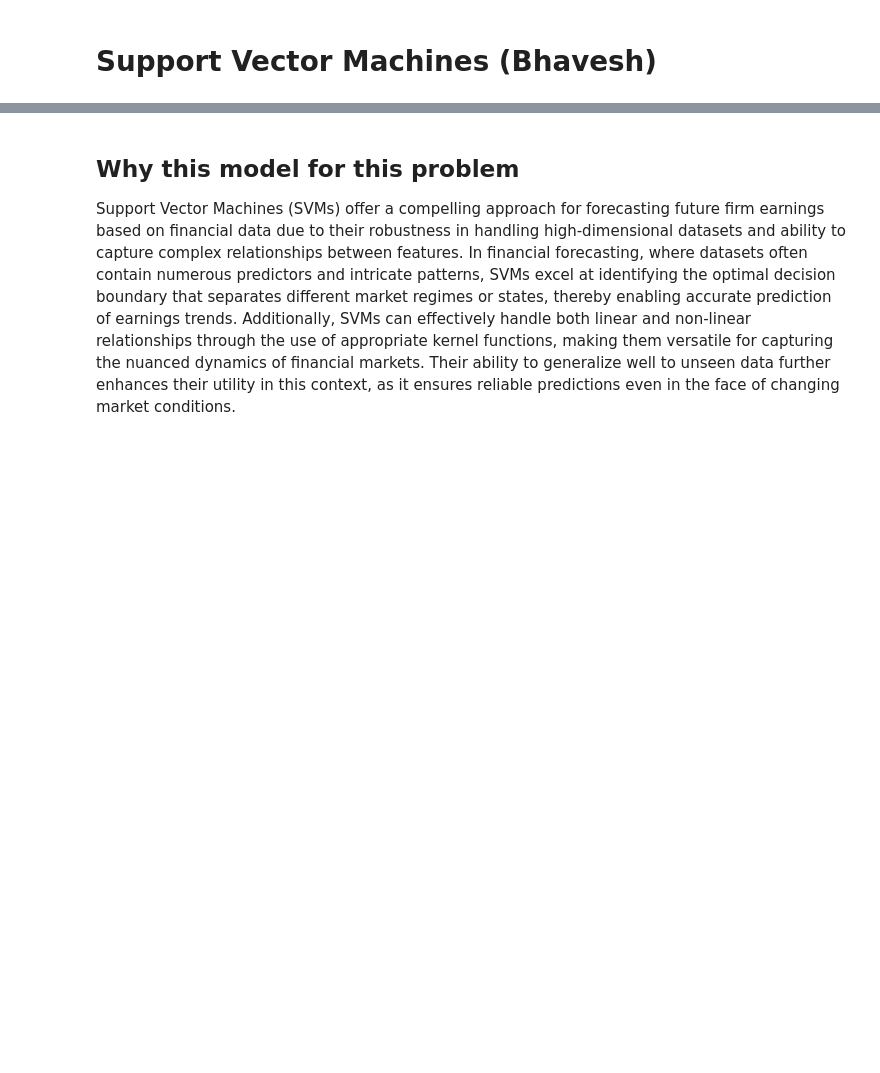
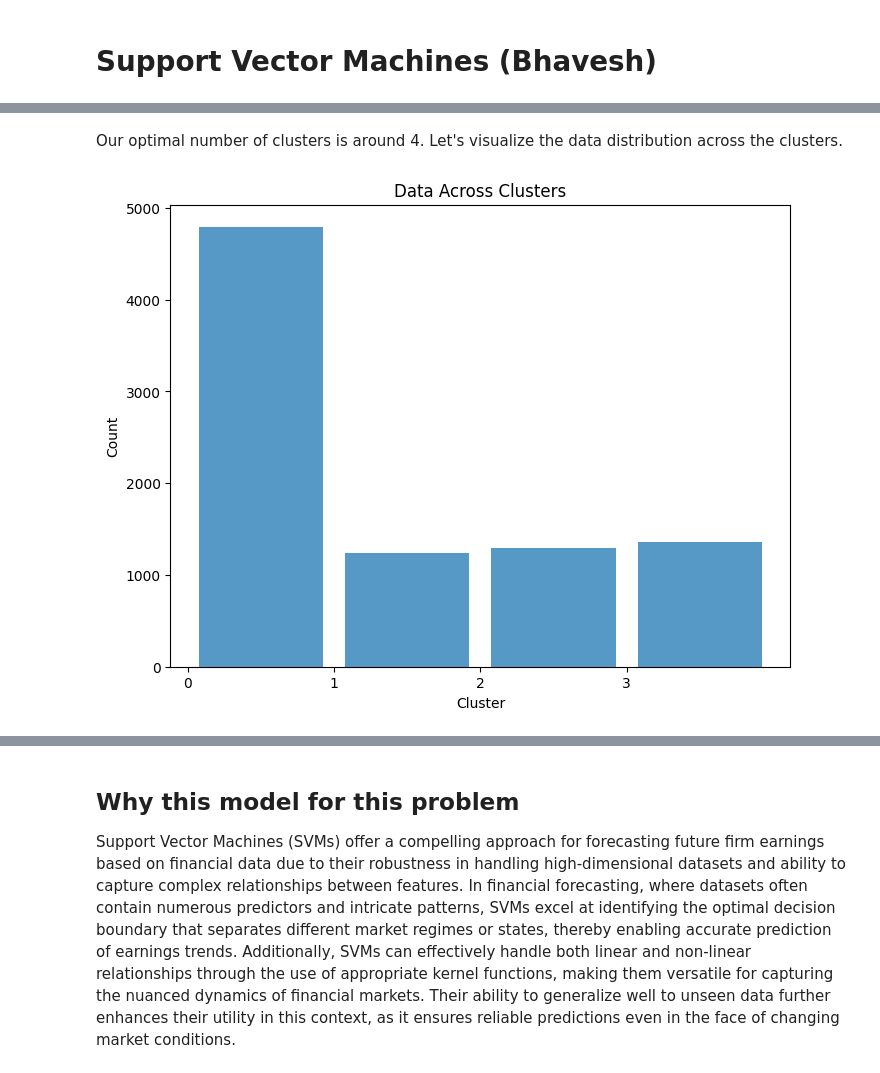
Before and after one commit to franco-rey/521-Final-Project, a Jupyter notebook: Group Report - OUTLINE FOR WRITING.ipynb, the cells around one changed output, grey strips where cells are left out. Drawn from its saved outputs; the diff is of its cells as text; code cells hidden in the pictures; blank space fills up the shorter version.

```diff
--- a/Group Report - OUTLINE FOR WRITING.ipynb
+++ b/Group Report - OUTLINE FOR WRITING.ipynb
@@ -727,0 +775,22 @@ plt.show()
+# %% [markdown]
+Our optimal number of clusters is around 4. Let's visualize the data distribution across the clusters.
+# %%
+
+# Our best clusters is 4
+num_clusters = 4
+
+kmeans = KMeans(n_clusters=num_clusters, random_state=42)
+regimes = kmeans.fit_predict(data_scaled)
+
+merged_df['Cluster_Labels'] = regimes
+
+# Visualize the distribution of data across clusters
+plt.figure(figsize=(8, 6))
+plt.hist(regimes, bins=range(num_clusters+1), alpha=0.75, rwidth=0.85)
+plt.title('Data Across Clusters')
+plt.xlabel('Cluster')
+plt.ylabel('Count')
+plt.xticks(ticks=np.arange(num_clusters))
+plt.show()
+# %% [output]
+[figure, added]
```
Also changed, not shown: parts of 14 cells of this notebook, 1 other file.
